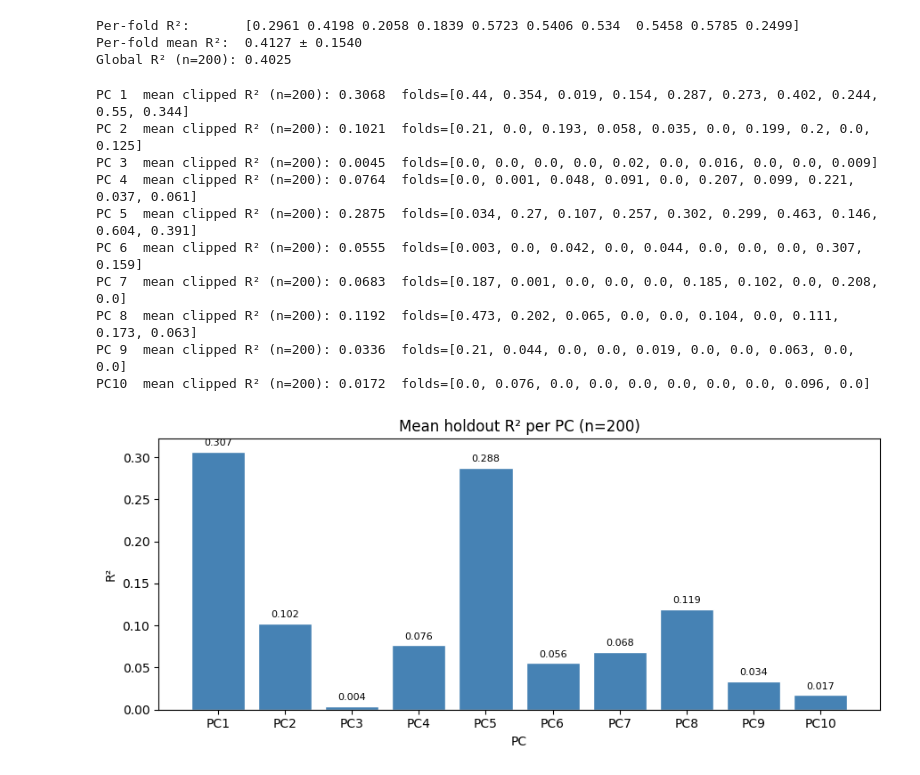
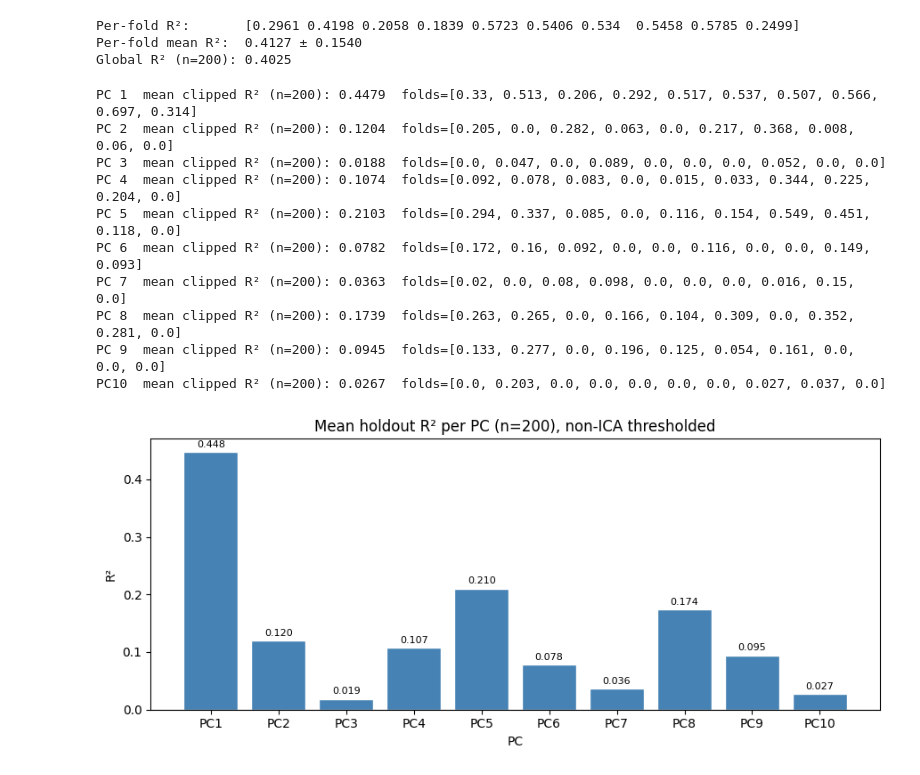
Before and after one commit to william2952/EEG_FDG_dementia, a Jupyter notebook: model_lightning_cv.ipynb, the cells around one changed output. Cells and saved outputs as stored; diff of their text form; code cells hidden in the pictures.

```diff
--- a/model_lightning_cv.ipynb
+++ b/model_lightning_cv.ipynb
@@ -450,7 +450,7 @@ Global R² (n=200): 0.4025
 # Mean holdout R² per PC — per-fold values clipped to 0 before averaging
 pc_global_r2 = []
 for pc in range(1, 11):
-    df = pd.read_parquet(f"model_data/cv_results_stratified/predictions_{pc}.parquet")
+    df = pd.read_parquet(f"model_data/cv_results_stratified_thresh/predictions_{pc}.parquet")
     fold_r2s = [
         max(0.0, r2_score(g["true_pc1"], g["pred_pc1"]))
         for _, g in df.groupby("fold", sort=True)
@@ -459,27 +459,27 @@ for pc in range(1, 11):
     pc_global_r2.append(r2)
     print(f"PC{pc:2d}  mean clipped R² (n={len(df)}): {r2:.4f}  folds={[round(v,3) for v in fold_r2s]}")
 # %% [output]
-PC 1  mean clipped R² (n=200): 0.3068  folds=[0.44, 0.354, 0.019, 0.154, 0.287, 0.273, 0.402, 0.244, 0.55, 0.344]
-PC 2  mean clipped R² (n=200): 0.1021  folds=[0.21, 0.0, 0.193, 0.058, 0.035, 0.0, 0.199, 0.2, 0.0, 0.125]
-PC 3  mean clipped R² (n=200): 0.0045  folds=[0.0, 0.0, 0.0, 0.0, 0.02, 0.0, 0.016, 0.0, 0.0, 0.009]
-PC 4  mean clipped R² (n=200): 0.0764  folds=[0.0, 0.001, 0.048, 0.091, 0.0, 0.207, 0.099, 0.221, 0.037, 0.061]
-PC 5  mean clipped R² (n=200): 0.2875  folds=[0.034, 0.27, 0.107, 0.257, 0.302, 0.299, 0.463, 0.146, 0.604, 0.391]
-PC 6  mean clipped R² (n=200): 0.0555  folds=[0.003, 0.0, 0.042, 0.0, 0.044, 0.0, 0.0, 0.0, 0.307, 0.159]
-PC 7  mean clipped R² (n=200): 0.0683  folds=[0.187, 0.001, 0.0, 0.0, 0.0, 0.185, 0.102, 0.0, 0.208, 0.0]
-PC 8  mean clipped R² (n=200): 0.1192  folds=[0.473, 0.202, 0.065, 0.0, 0.0, 0.104, 0.0, 0.111, 0.173, 0.063]
-PC 9  mean clipped R² (n=200): 0.0336  folds=[0.21, 0.044, 0.0, 0.0, 0.019, 0.0, 0.0, 0.063, 0.0, 0.0]
-PC10  mean clipped R² (n=200): 0.0172  folds=[0.0, 0.076, 0.0, 0.0, 0.0, 0.0, 0.0, 0.0, 0.096, 0.0]
+PC 1  mean clipped R² (n=200): 0.4479  folds=[0.33, 0.513, 0.206, 0.292, 0.517, 0.537, 0.507, 0.566, 0.697, 0.314]
+PC 2  mean clipped R² (n=200): 0.1204  folds=[0.205, 0.0, 0.282, 0.063, 0.0, 0.217, 0.368, 0.008, 0.06, 0.0]
+PC 3  mean clipped R² (n=200): 0.0188  folds=[0.0, 0.047, 0.0, 0.089, 0.0, 0.0, 0.0, 0.052, 0.0, 0.0]
+PC 4  mean clipped R² (n=200): 0.1074  folds=[0.092, 0.078, 0.083, 0.0, 0.015, 0.033, 0.344, 0.225, 0.204, 0.0]
+PC 5  mean clipped R² (n=200): 0.2103  folds=[0.294, 0.337, 0.085, 0.0, 0.116, 0.154, 0.549, 0.451, 0.118, 0.0]
+PC 6  mean clipped R² (n=200): 0.0782  folds=[0.172, 0.16, 0.092, 0.0, 0.0, 0.116, 0.0, 0.0, 0.149, 0.093]
+PC 7  mean clipped R² (n=200): 0.0363  folds=[0.02, 0.0, 0.08, 0.098, 0.0, 0.0, 0.0, 0.016, 0.15, 0.0]
+PC 8  mean clipped R² (n=200): 0.1739  folds=[0.263, 0.265, 0.0, 0.166, 0.104, 0.309, 0.0, 0.352, 0.281, 0.0]
+PC 9  mean clipped R² (n=200): 0.0945  folds=[0.133, 0.277, 0.0, 0.196, 0.125, 0.054, 0.161, 0.0, 0.0, 0.0]
+PC10  mean clipped R² (n=200): 0.0267  folds=[0.0, 0.203, 0.0, 0.0, 0.0, 0.0, 0.0, 0.027, 0.037, 0.0]
 # %%
 fig, ax = plt.subplots(figsize=(9, 4))
 bars = ax.bar(range(1, 11), pc_global_r2, color="steelblue", edgecolor="white")
 ax.axhline(0, color="black", linewidth=0.8)
 ax.set(xlabel="PC", ylabel="R²",
-       title="Mean holdout R² per PC (n=200)",
+       title="Mean holdout R² per PC (n=200), non-ICA thresholded",
        xticks=range(1, 11), xticklabels=[f"PC{i}" for i in range(1, 11)])
 for bar, v in zip(bars, pc_global_r2):
     ax.text(bar.get_x() + bar.get_width() / 2, v + 0.005,
             f"{v:.3f}", ha="center", va="bottom", fontsize=8)
 plt.tight_layout()
 plt.show()
 # %% [output]
-[figure, old version]
+[figure, new version]
```
Also changed, not shown: 1 other file.
